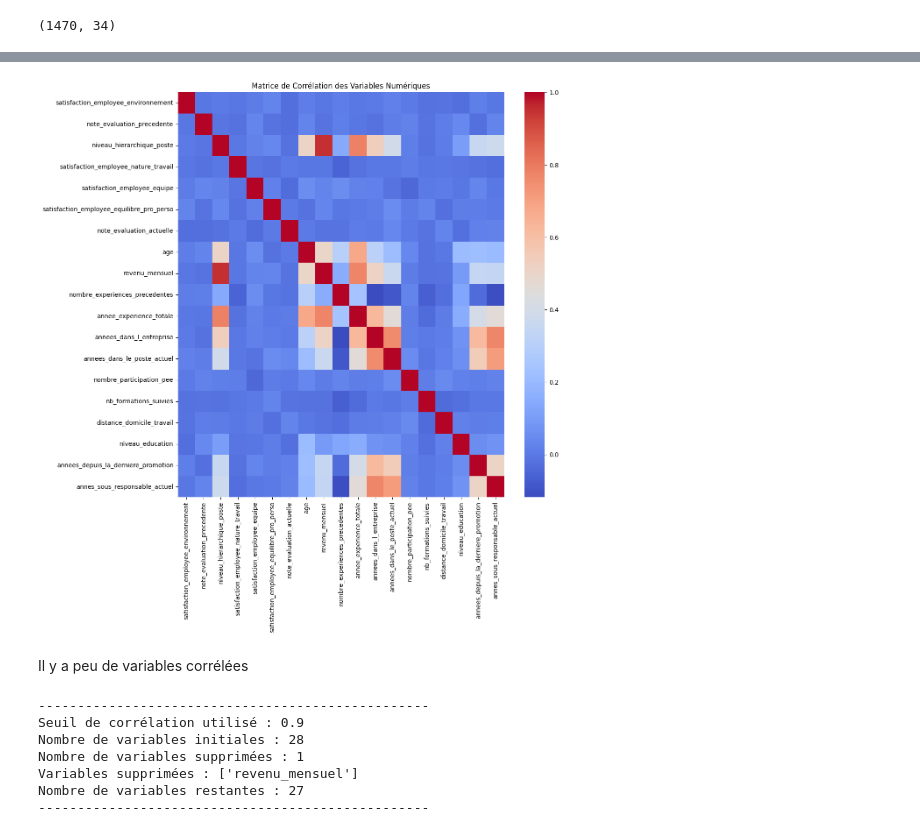
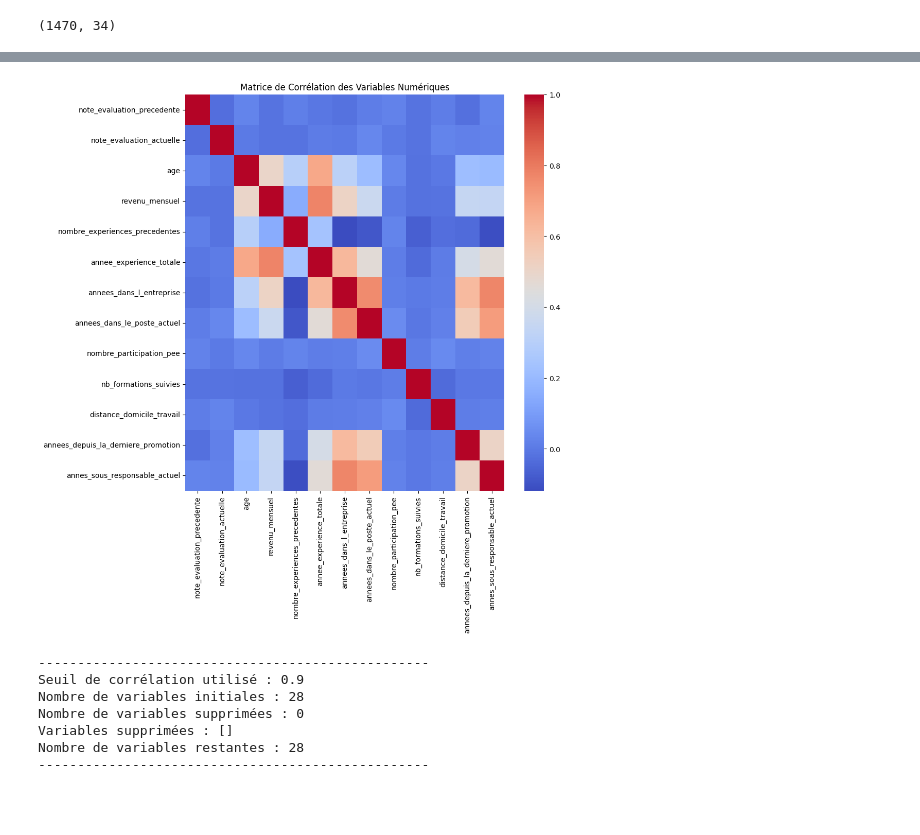
Before and after one commit to AIEngOc2025/Projet4, a Jupyter notebook: Developpement/classification_informations.ipynb, the cells around one changed output, grey strips where cells are left out. Cells and saved outputs as stored; diff of their text form; code cells hidden in the pictures; blank space fills up the shorter version.

```diff
--- a/Developpement/classification_informations.ipynb
+++ b/Developpement/classification_informations.ipynb
@@ -701,0 +698,4 @@ df_final.shape
+# %%
+# get features
+numerical_features = df_final.select_dtypes(include="number").columns.tolist()
+categorical_features = df_final.select_dtypes(include="category").columns.tolist()
@@ -701,0 +750,8 @@ df_final.shape
+# %%
+# ajouter aux categorical_features les colonnes contenant 'satis' ou 'nivea' (insensible à la casse)
+matches = [col for col in df_final.columns if ('satis' in col.lower() or 'nivea' in col.lower())]
+
+# éviter les doublons et les ajouter
+for m in matches:
+    if m not in categorical_features:
+        df_final[m] = df_final[m].astype('category')
@@ -702,17 +778,15 @@ df_final.shape
 # %%
 # recherche de correlations
 data_numeric = df_final.select_dtypes(include='number')
 corr_matrix = data_numeric.corr()
 
 # plot corr_mat
-plt.figure(figsize=[12,12])
+plt.figure(figsize=[10,10])
 sns.heatmap(corr_matrix,annot=False, cmap='coolwarm', fmt=".2f")
 plt.title('Matrice de Corrélation des Variables Numériques')
 plt.show()
 # %% [output]
-[figure, old version]
+[figure, new version]
-# %% [markdown]
-Il y a peu de variables corrélées
 # %%
 # filtrer les variables correlées
 # Définir le seuil de corrélation
@@ -743,7 +817,7 @@ print("-" * 50)
 --------------------------------------------------
 Seuil de corrélation utilisé : 0.9
 Nombre de variables initiales : 28
-Nombre de variables supprimées : 1
-Variables supprimées : ['revenu_mensuel']
-Nombre de variables restantes : 27
+Nombre de variables supprimées : 0
+Variables supprimées : []
+Nombre de variables restantes : 28
 --------------------------------------------------
```
Also changed, not shown: parts of 16 cells of this notebook.
